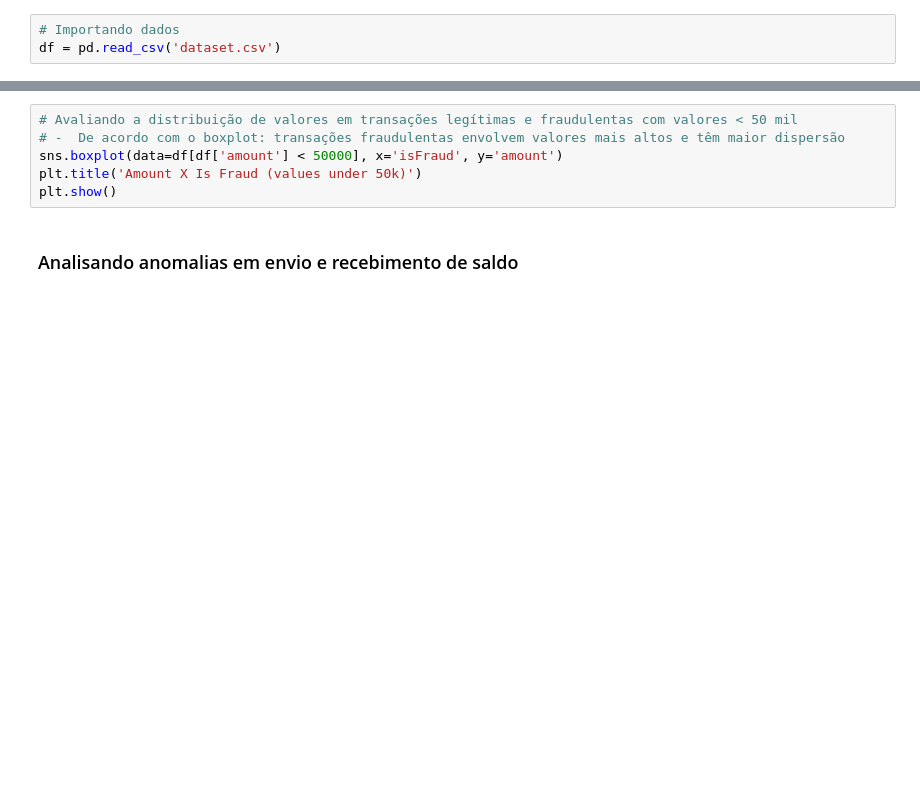
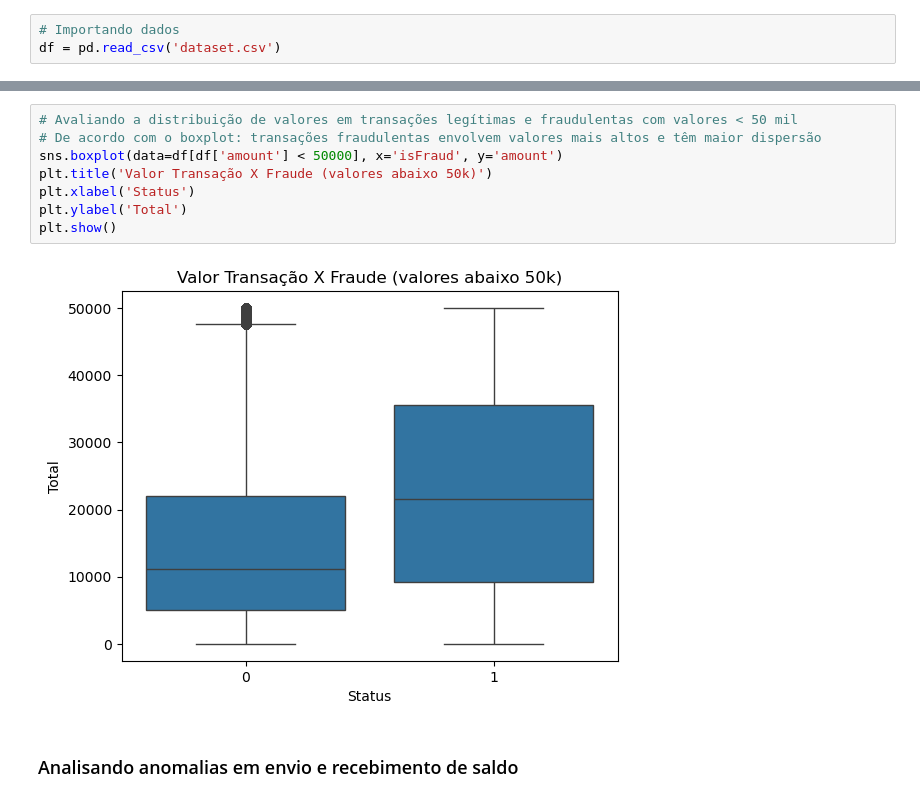
Before and after one commit to larissarqos/Portfolio, a Jupyter notebook: Deteccao_Fraudes/fraud_prediction.ipynb, the cells around one changed output, grey strips where cells are left out. Drawn from its saved outputs; the diff is of its cells as text; blank space fills up the shorter version.

```diff
--- a/Deteccao_Fraudes/fraud_prediction.ipynb
+++ b/Deteccao_Fraudes/fraud_prediction.ipynb
@@ -79,9 +165,13 @@ plt.show()
 # %%
 # Avaliando a distribuição de valores em transações legítimas e fraudulentas com valores < 50 mil
-# -  De acordo com o boxplot: transações fraudulentas envolvem valores mais altos e têm maior dispersão
+# De acordo com o boxplot: transações fraudulentas envolvem valores mais altos e têm maior dispersão
 sns.boxplot(data=df[df['amount'] < 50000], x='isFraud', y='amount')
-plt.title('Amount X Is Fraud (values under 50k)')
+plt.title('Valor Transação X Fraude (valores abaixo 50k)')
+plt.xlabel('Status')
+plt.ylabel('Total')
 plt.show()
+# %% [output]
+[figure, added]
 # %% [markdown]
 ### Analisando anomalias em envio e recebimento de saldo
 # %%
```
Also changed, not shown: parts of 35 cells of this notebook, 1 other file.
